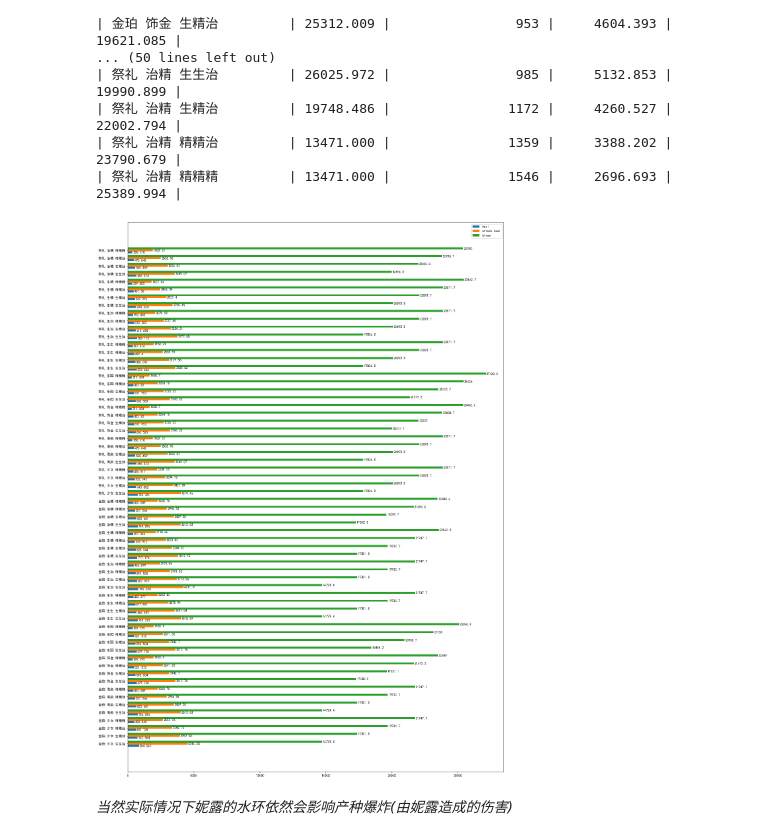
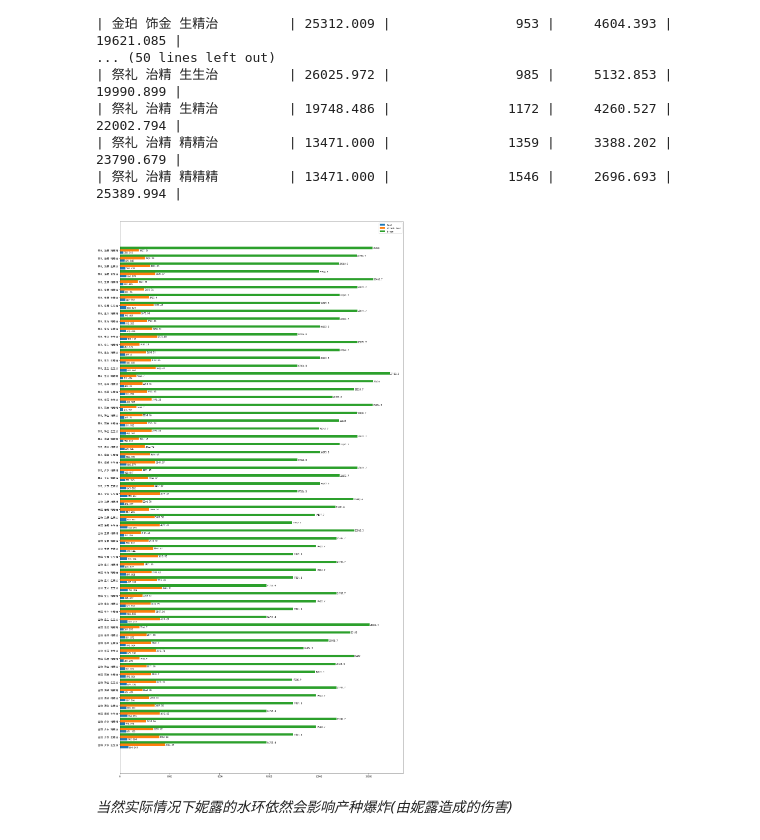
Before and after one commit to muedsa/mihoyo-lab-notebook, a Jupyter notebook: genshin-impact/bloom-reactions.ipynb, the cells around one changed output. Saved outputs shown, nothing was run; the diff lists cells and outputs as text; code cells hidden in the pictures.

```diff
--- a/bloom-reactions.ipynb
+++ b/genshin-impact/bloom-reactions.ipynb
@@ -489,25 +490,26 @@ print(tabulate(koTestTable,
 # %%
 barTestYPos = np.arange(len(barTestTable))
 barTestHealArr = []
 barTestHeal2Arr = []
 barTestBloomArr = []
 barTestLabelArr = []
 for result in barTestTable:
   barTestHealArr.append(result[3])
   barTestHeal2Arr.append(result[4])
   barTestBloomArr.append(result[5])
   barTestLabelArr.append(result[0])
-plt.figure(figsize=(20, 30))
-barTestHealBars = plt.barh(barTestYPos, barTestHealArr, 0.25, label='heal')
+plt.figure(figsize=(20, 40))
+barTestBarWidth = 0.3
+barTestHealBars = plt.barh(barTestYPos, barTestHealArr, barTestBarWidth, label='heal')
 plt.bar_label(barTestHealBars, padding=2)
-barTestHeal2Bars = plt.barh(barTestYPos + 0.25, barTestHeal2Arr, 0.25, label='attack heal')
+barTestHeal2Bars = plt.barh(barTestYPos + barTestBarWidth, barTestHeal2Arr, barTestBarWidth, label='attack heal')
 plt.bar_label(barTestHeal2Bars, padding=2)
-barTestBloomBars = plt.barh(barTestYPos + 0.5, barTestBloomArr, 0.25, label='bloom')
+barTestBloomBars = plt.barh(barTestYPos + barTestBarWidth * 2, barTestBloomArr, barTestBarWidth, label='bloom')
 plt.bar_label(barTestBloomBars, padding=2)
-plt.yticks(barTestYPos + 0.25, labels=barTestLabelArr)
+plt.yticks(barTestYPos + barTestBarWidth, labels=barTestLabelArr)
 plt.legend()
 plt.show()
 # %% [output]
-[figure, old version]
+[figure, new version]
 # %% [markdown]
 *当然实际情况下妮露的水环依然会影响产种爆炸(由妮露造成的伤害)*
```
Also changed, not shown: parts of 3 cells of this notebook, 4 other files.
